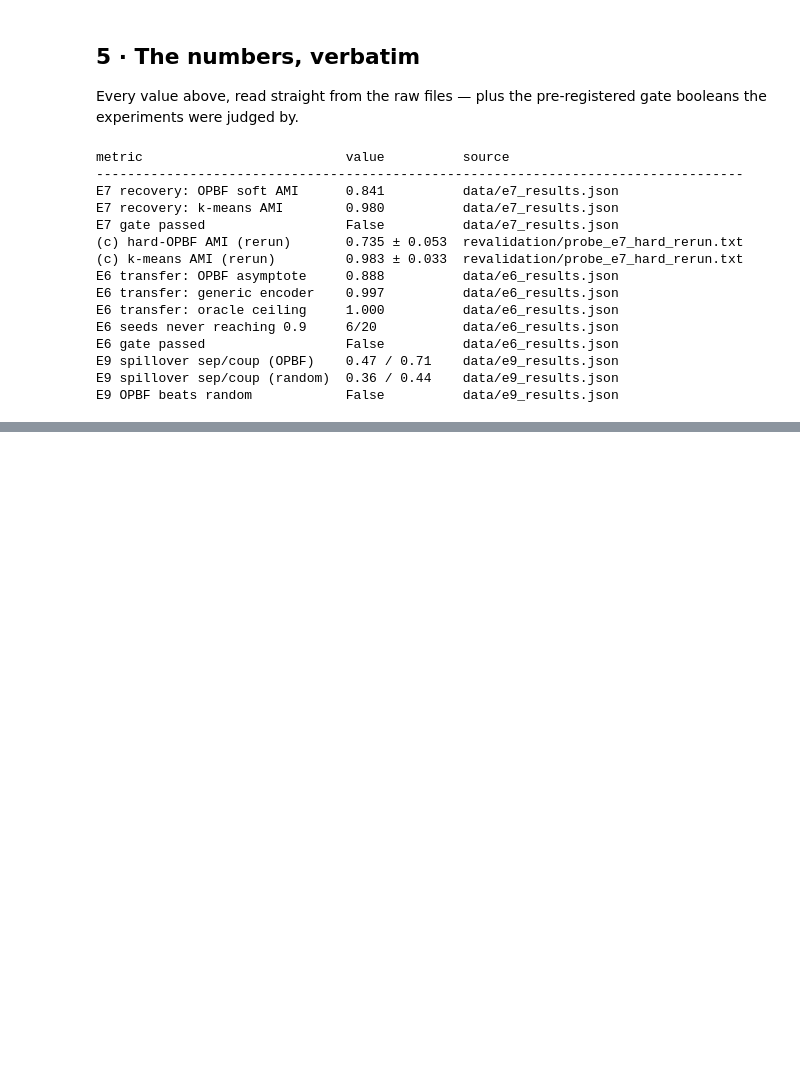
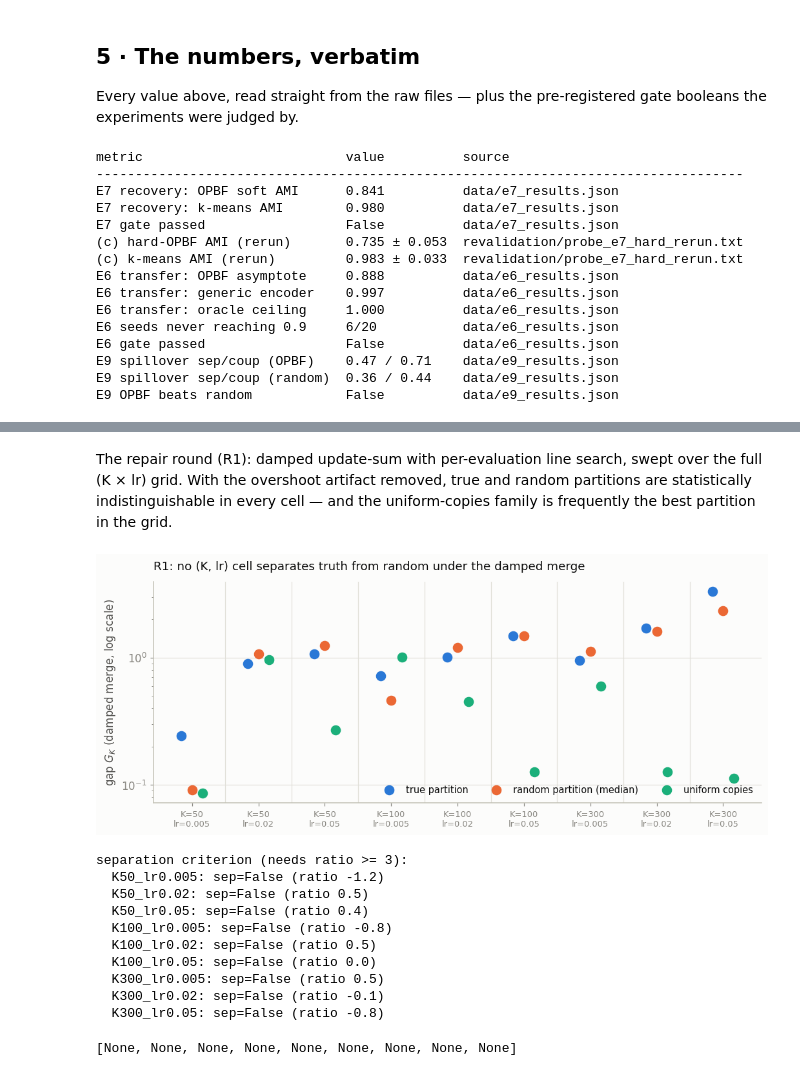
Before and after one commit to Haksaw22/OBPF, a Jupyter notebook: playground.ipynb, the cells around one changed output, grey strips where cells are left out. Drawn from its saved outputs; the diff is of its cells as text; code cells hidden in the pictures; blank space fills up the shorter version.

```diff
--- a/playground.ipynb
+++ b/playground.ipynb
@@ -251,0 +284,43 @@ assignment is lossy. The burial is the contribution.
+# %% [markdown]
+The repair round (R1): damped update-sum with per-evaluation line search, swept over
+the full (K × lr) grid. With the overshoot artifact removed, true and random
+partitions are statistically indistinguishable in every cell — and the
+uniform-copies family is frequently the best partition in the grid.
+# %%
+cells = r1["cells"]
+keys = [f"K{K}_lr{lr}" for K in (50, 100, 300) for lr in (0.005, 0.02, 0.05)]
+labels = [k.replace("K", "K=").replace("_lr", chr(10) + "lr=") for k in keys]
+x = np.arange(len(keys))
+tr = [cells[k]["G_true_mean"] for k in keys]
+rd = [cells[k]["G_random_median"] for k in keys]
+un = [cells[k]["G_uniform_mean"] for k in keys]
+
+fig, ax = plt.subplots(figsize=(9.6, 4.1))
+ax.scatter(x - 0.16, tr, s=85, color=BLUE, label="true partition", zorder=3)
+ax.scatter(x, rd, s=85, color=ORANGE, label="random partition (median)", zorder=3)
+ax.scatter(x + 0.16, un, s=85, color=AQUA, label="uniform copies", zorder=3)
+for xi in x[:-1]:
+    ax.axvline(xi + 0.5, color=GRID, lw=0.8)
+ax.set_yscale("log")
+ax.set_title("R1: no (K, lr) cell separates truth from random under the damped merge",
+             loc="left", fontsize=12, pad=12)
+ax.set_xticks(x, labels, fontsize=8.5)
+ax.set_ylabel("gap $G_K$ (damped merge, log scale)")
+ax.grid(axis="x", visible=False)
+ax.legend(loc="lower right", frameon=False, fontsize=9.5, ncols=3)
+fig.tight_layout(); plt.show()
+seps = [f"{k}: sep={cells[k]['separated']} (ratio {cells[k]['sep_ratio']:.1f})" for k in keys]
+print("separation criterion (needs ratio >= 3):"); [print(" ", s) for s in seps]
+# %% [output]
+[figure, added]
+separation criterion (needs ratio >= 3):
+  K50_lr0.005: sep=False (ratio -1.2)
+  K50_lr0.02: sep=False (ratio 0.5)
+  K50_lr0.05: sep=False (ratio 0.4)
+  K100_lr0.005: sep=False (ratio -0.8)
+  K100_lr0.02: sep=False (ratio 0.5)
+  K100_lr0.05: sep=False (ratio 0.0)
+  K300_lr0.005: sep=False (ratio 0.5)
+  K300_lr0.02: sep=False (ratio -0.1)
+  K300_lr0.05: sep=False (ratio -0.8)
+[None, None, None, None, None, None, None, None, None]
```
Also changed, not shown: parts of 6 cells of this notebook, 3 other files.
